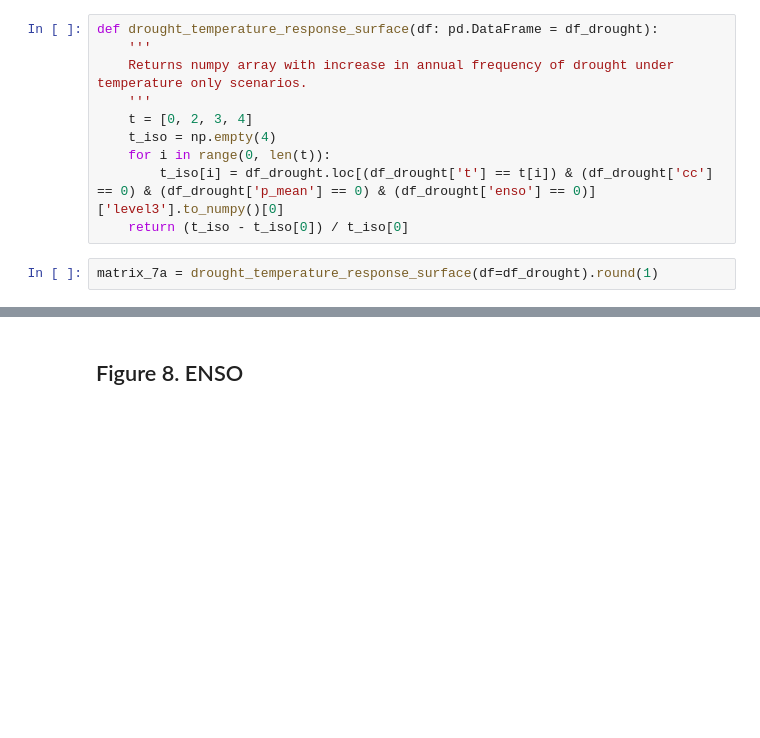
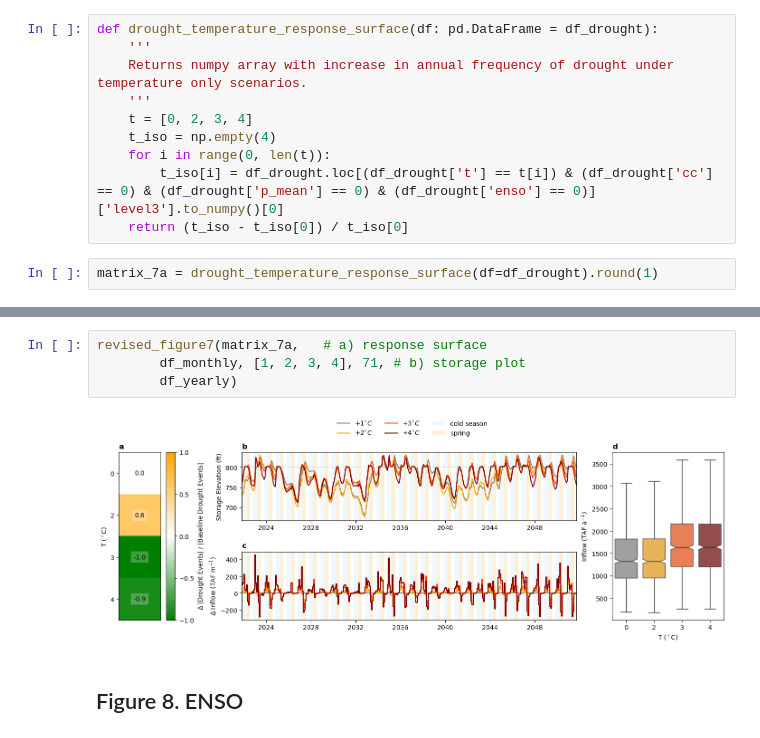
Before and after one commit to JohnRushKucharski/tuolumne_paper, a Jupyter notebook: analysis.ipynb, the cells around one changed output, grey strips where cells are left out. Cells and saved outputs as stored; diff of their text form; blank space fills up the shorter version.

```diff
--- a/analysis.ipynb
+++ b/analysis.ipynb
@@ -651,3 +894,9 @@ figure7(matrix_7a,   # a) response surface
+# %%
+revised_figure7(matrix_7a,   # a) response surface
+        df_monthly, [1, 2, 3, 4], 71, # b) storage plot
+        df_yearly)
+# %% [output]
+[figure, added]
 # %% [markdown]
 ## Figure 8. ENSO
 # %% [markdown]
```
Also changed, not shown: parts of 29 cells of this notebook, 2 other files.
